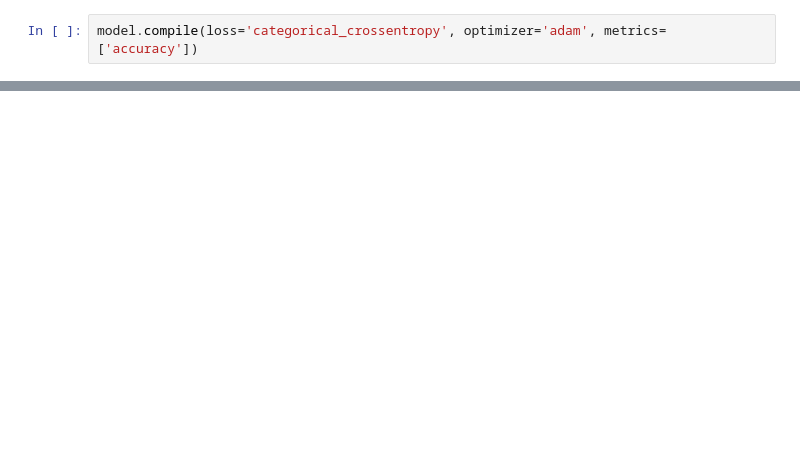
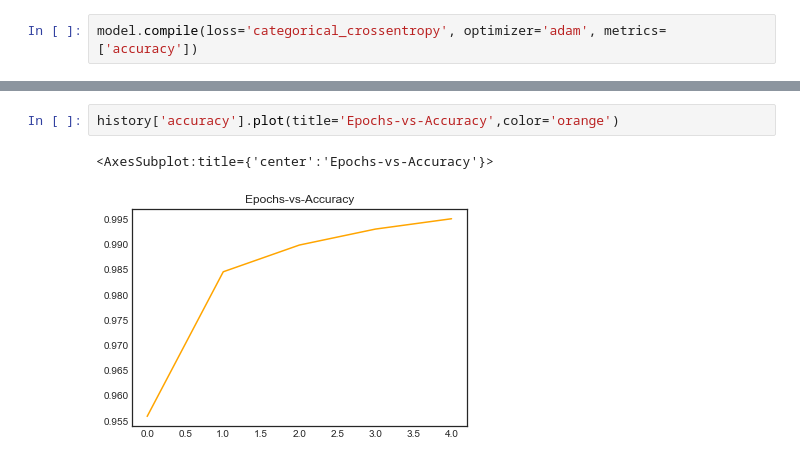
Before and after one commit to r0han99/Deep-Learning-Anatomy, a Jupyter notebook: Projects/MNIST/Keras/MNIST-keras.ipynb, the cells around one changed output, grey strips where cells are left out. Saved outputs shown, nothing was run; the diff lists cells and outputs as text; blank space fills up the shorter version.

```diff
--- a/Projects/MNIST/Keras/MNIST-keras.ipynb
+++ b/Projects/MNIST/Keras/MNIST-keras.ipynb
@@ -129,0 +156,5 @@ y_train_encode.shape
+# %%
+history['accuracy'].plot(title='Epochs-vs-Accuracy',color='orange')
+# %% [output]
+<AxesSubplot:title={'center':'Epochs-vs-Accuracy'}>
+[figure, added]
```
Also changed, not shown: parts of 35 cells of this notebook, 13 other files.
